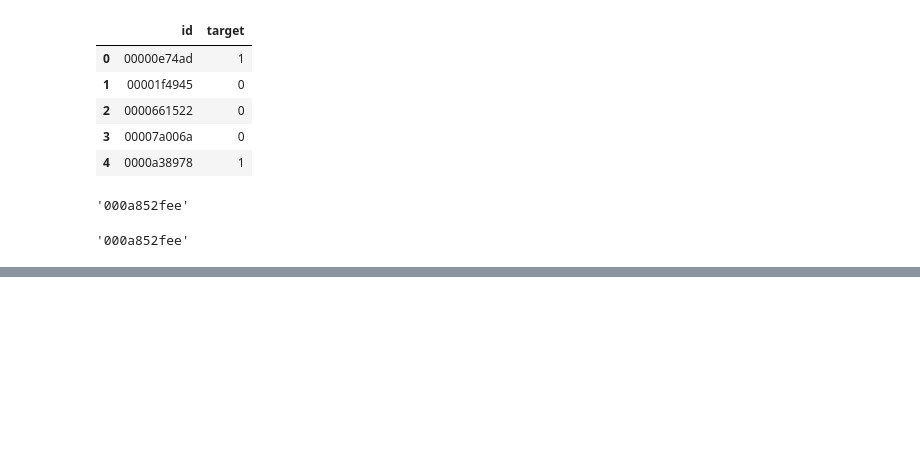
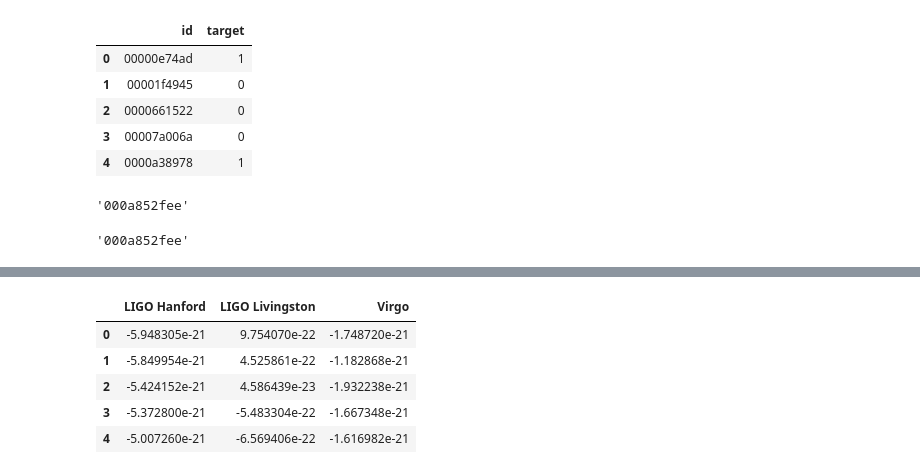
Before and after one commit to Rtavakol/Kaggle_G2Net-Gravitational-Wave-Detection, a Jupyter notebook: Gravitational_wave.ipynb, the cells around one changed output, grey strips where cells are left out. Drawn from its saved outputs; the diff is of its cells as text; code cells hidden in the pictures; blank space fills up the shorter version.

```diff
--- a/Gravitational_wave.ipynb
+++ b/Gravitational_wave.ipynb
@@ -116,3 +118,17 @@ plt.tight_layout()
 # %% [output]
 [interactive output not drawn]
 [interactive output not drawn]
+# %%
+data = np.load(training_files[a])
+df_a = pd.DataFrame(data.T.tolist(), columns = labels)
+
+data = np.load(training_files[b])
+df_b = pd.DataFrame(data.T.tolist(), columns = labels)
+df_b.head()
+# %% [output]
+|  | LIGO Hanford | LIGO Livingston | Virgo |
+| 0 | -5.948305e-21 | 9.754070e-22 | -1.748720e-21 |
+| 1 | -5.849954e-21 | 4.525861e-22 | -1.182868e-21 |
+| 2 | -5.424152e-21 | 4.586439e-23 | -1.932238e-21 |
+| 3 | -5.372800e-21 | -5.483304e-22 | -1.667348e-21 |
+| 4 | -5.007260e-21 | -6.569406e-22 | -1.616982e-21 |
```
Also changed, not shown: parts of 5 cells of this notebook.
